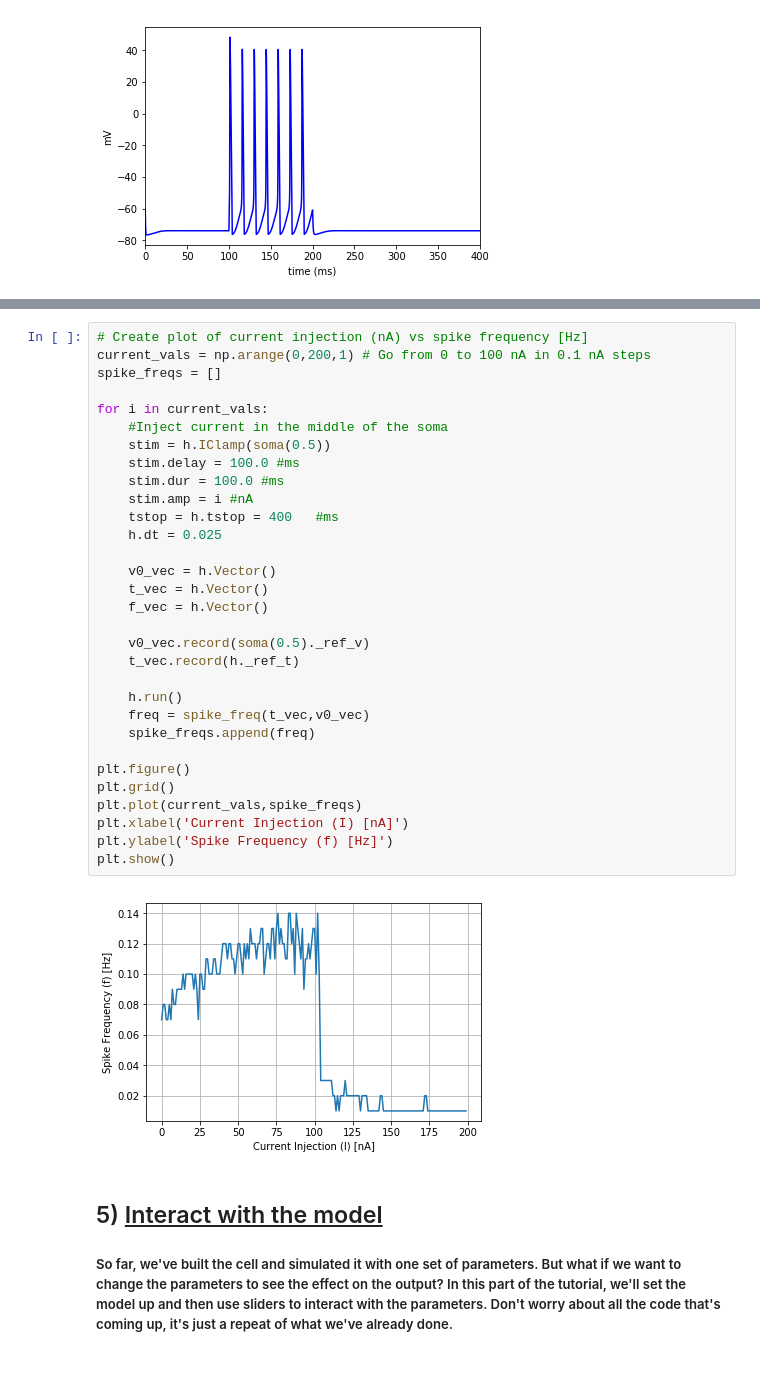
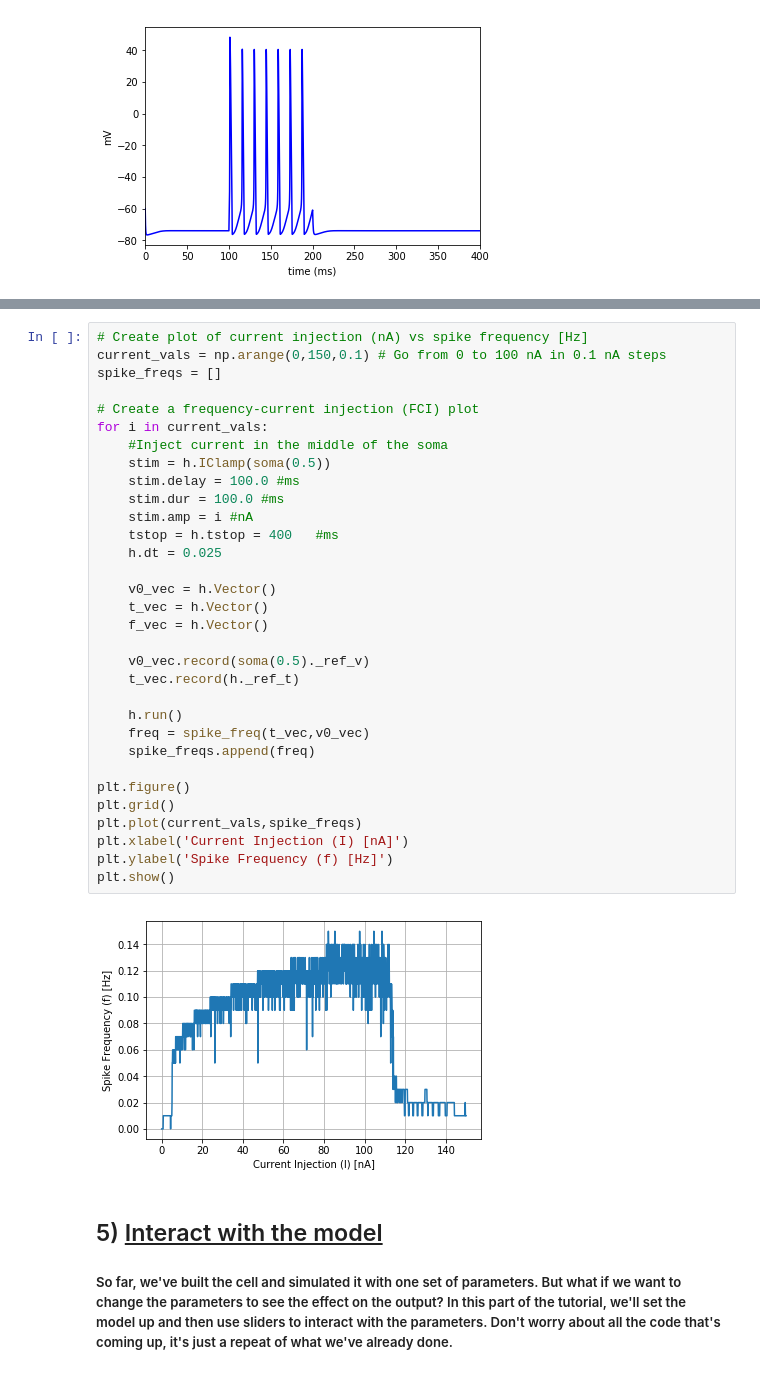
Before and after one commit to erinshappell/MizzouREU, a Jupyter notebook: Software Experiments/SE1/PassiveCell.ipynb, the cells around one changed output, grey strips where cells are left out. Cells and saved outputs as stored; diff of their text form.

Commit message:
added new test plots

```diff
--- a/Software Experiments/SE1/PassiveCell.ipynb
+++ b/Software Experiments/SE1/PassiveCell.ipynb
@@ -103,36 +105,37 @@ print(spike_freq(t_vec,v0_vec))
 # %%
 # Create plot of current injection (nA) vs spike frequency [Hz]
-current_vals = np.arange(0,200,1) # Go from 0 to 100 nA in 0.1 nA steps
+current_vals = np.arange(0,150,0.1) # Go from 0 to 100 nA in 0.1 nA steps
 spike_freqs = []
 
+# Create a frequency-current injection (FCI) plot
 for i in current_vals:
     #Inject current in the middle of the soma
     stim = h.IClamp(soma(0.5))
     stim.delay = 100.0 #ms
     stim.dur = 100.0 #ms
     stim.amp = i #nA
     tstop = h.tstop = 400   #ms
     h.dt = 0.025
 
     v0_vec = h.Vector()
     t_vec = h.Vector()
     f_vec = h.Vector()
 
     v0_vec.record(soma(0.5)._ref_v)
     t_vec.record(h._ref_t)
 
     h.run()
     freq = spike_freq(t_vec,v0_vec)
     spike_freqs.append(freq)
 
 plt.figure()
 plt.grid()
 plt.plot(current_vals,spike_freqs)
 plt.xlabel('Current Injection (I) [nA]')
 plt.ylabel('Spike Frequency (f) [Hz]')
 plt.show()
 # %% [output]
-[figure, old version]
+[figure, new version]
 # %% [markdown]
 ## 5) <u> Interact with the model
 
```
Also changed, not shown: parts of 1 cell of this notebook, 20 other files.
